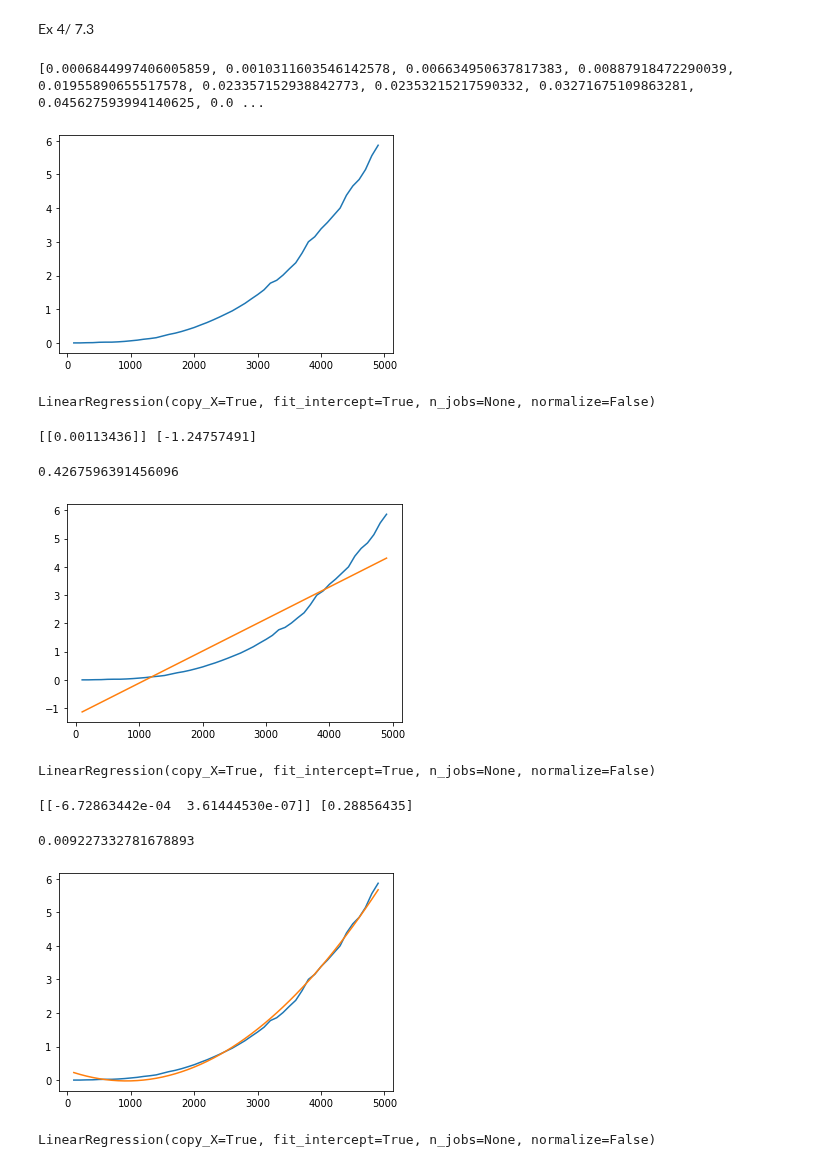
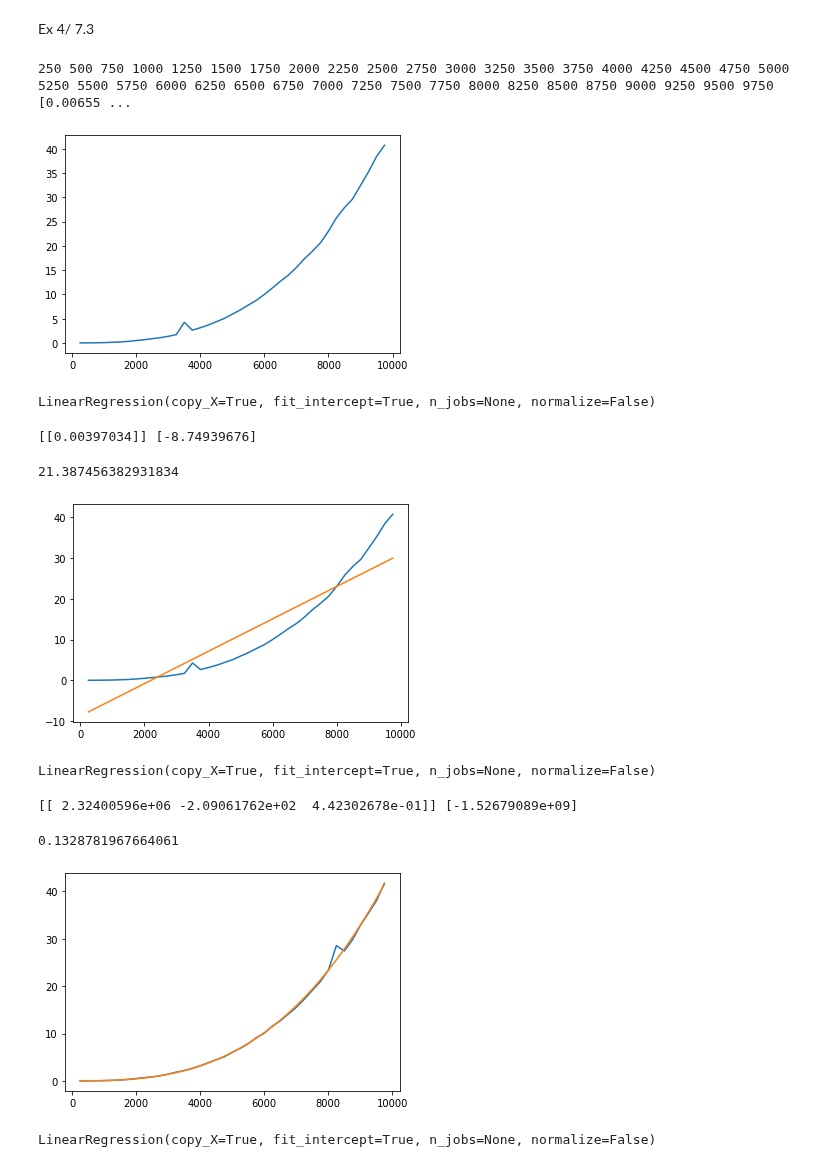
Before and after one commit to DrAlgo/apprentissage_m2_amis, a Jupyter notebook: jupyter/exercices.ipynb, the cells around one changed output. Cells and saved outputs as stored; diff of their text form; code cells hidden in the pictures.

```diff
--- a/jupyter/exercices.ipynb
+++ b/jupyter/exercices.ipynb
@@ -8,67 +8,71 @@ from sklearn.metrics import mean_squared_error
 Ex 4/ 7.3
 # %%
 def test_reg_lin(d):
-    X = np.random.rand(100,d)
-    col1 = np.ones((100,1))
-    X = np.concatenate(   (col1, X), axis=1)
-    Y = np.random.rand(100,1 )
+    #X = np.random.rand(100,d)
+    #col1 = np.ones((100,1))
+    #X = np.concatenate(   (col1, X), axis=1)
+    #Y = np.random.rand(100,1 )
     debut = time.time()
-    a = np.linalg.inv(X.T.dot(X)).dot(X.T).dot(Y)
+    B = np.random.rand(d,d)
+    #a = np.linalg.inv(X.T.dot(X)).dot(X.T).dot(Y)
+    a = np.linalg.inv(B)
     duree = time.time() - debut
     return duree
 # %%
 durees = []
-dimensions = range(100,5000,100)
+dimensions = range(250,10000,250)
 for d in dimensions:
     durees.append( test_reg_lin(d) )
+    print(d, end=' ')
 print(durees)
 # %% [output]
-[0.0006844997406005859, 0.0010311603546142578, 0.006634950637817383, 0.00887918472290039, 0.01955890655517578, 0.023357152938842773, 0.02353215217590332, 0.03271675109863281, 0.045627593994140625, 0.0 ...
+250 500 750 1000 1250 1500 1750 2000 2250 2500 2750 3000 3250 3500 3750 4000 4250 4500 4750 5000 5250 5500 5750 6000 6250 6500 6750 7000 7250 7500 7750 8000 8250 8500 8750 9000 9250 9500 9750 [0.00655 ...
 # %%
 plt.plot(dimensions, durees)
 plt.show()
 # %% [output]
-[figure, old version]
+[figure, new version]
 # %%
 #approximation de cette courbe avec une droite
 dimensions2D = np.array(dimensions).reshape(-1,1)
 durees2D = np.array(durees).reshape(-1,1)
 linreg = LinearRegression()
-linreg.fit(dimensions2D,durees2D)
-# %% [output]
-LinearRegression(copy_X=True, fit_intercept=True, n_jobs=None, normalize=False)
+# %%
+linreg.fit(dimensions2D,durees2D)
+# %% [output]
+LinearRegression(copy_X=True, fit_intercept=True, n_jobs=None, normalize=False)
 # %%
 print(linreg.coef_, linreg.intercept_ )
 # %% [output]
-[[0.00113436]] [-1.24757491]
+[[0.00397034]] [-8.74939676]
 # %%
 mean_squared_error(   linreg.predict(dimensions2D)   , durees2D)
 # %% [output]
-0.4267596391456096
+21.387456382931834
 # %%
 plt.plot(dimensions, durees)
 plt.plot(dimensions, linreg.predict(dimensions2D))
 plt.show()
 # %% [output]
-[figure, old version]
+[figure, new version]
 # %%
-#on ajoute à dimensions2D une nouvelle colonne qui contient les carrés des valeurs
-dimensions2D_quad = np.concatenate( (dimensions2D, dimensions2D**2), axis=1)
-linreg.fit(dimensions2D_quad,durees2D)
+#on ajoute à dimensions2D une nouvelle colonne qui contient les carrés des valeurs et cubes
+dimensions2D_cub = np.concatenate( (dimensions2D, dimensions2D**2, dimensions2D**3), axis=1)
+linreg.fit(dimensions2D_cub,durees2D)
 # %% [output]
 LinearRegression(copy_X=True, fit_intercept=True, n_jobs=None, normalize=False)
 # %%
-print(linreg.coef_, linreg.intercept_ )
-mean_squared_error(   linreg.predict(dimensions2D_quad)   , durees2D)
+print(10000000000*linreg.coef_, 10000000000*linreg.intercept_ )
+mean_squared_error(   linreg.predict(dimensions2D_cub)   , durees2D)
 # %% [output]
-[[-6.72863442e-04  3.61444530e-07]] [0.28856435]
+[[ 2.32400596e+06 -2.09061762e+02  4.42302678e-01]] [-1.52679089e+09]
-0.009227332781678893
+0.1328781967664061
 # %%
 plt.plot(dimensions, durees)
-plt.plot(dimensions, linreg.predict(dimensions2D_quad))
+plt.plot(dimensions, linreg.predict(dimensions2D_cub))
 plt.show()
 # %% [output]
-[figure, old version]
+[figure, new version]
 # %%
 #SKLEARN ira beaucoup plus vite
 linreg = LinearRegression()
```
Also changed, not shown: parts of 1 cell of this notebook, 4 other files.
